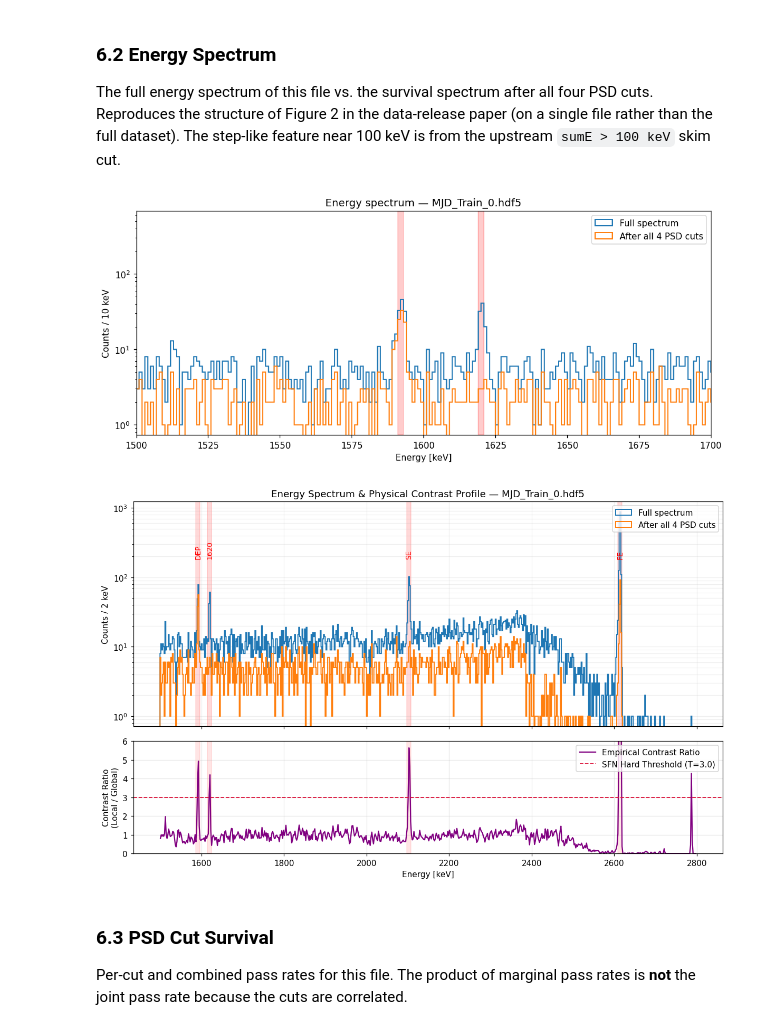
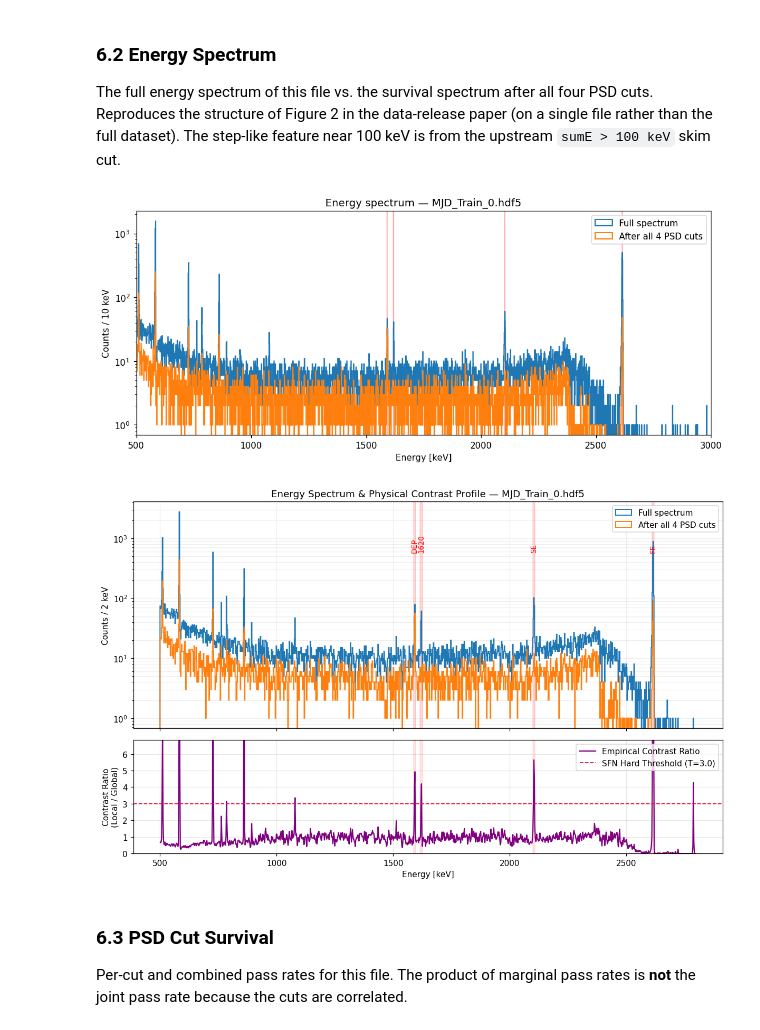
Before and after one commit to Galileo-Sandbox/MAJORANA_ACP, a Jupyter notebook: notebooks/data_visualization.ipynb, the cells around one changed output. Drawn from its saved outputs; the diff is of its cells as text; code cells hidden in the pictures.

```diff
--- a/notebooks/data_visualization.ipynb
+++ b/notebooks/data_visualization.ipynb
@@ -224,38 +224,38 @@ four PSD cuts. Reproduces the structure of Figure 2 in the data-release
 paper (on a single file rather than the full dataset). The step-like
 feature near 100 keV is from the upstream `sumE > 100 keV` skim cut.
 # %%
-bins = np.arange(1500, 3000, 1)
+bins = np.arange(500, 3000, 1)
 
 
 PEAK_MARKERS = [
     ("Tl-208 FE", 2614.0),
     ("Tl-208 SE", 2103.0),
     ("Tl-208 DEP", 1592.0),
     ("Bi-214 1620", 1620.0),
 ]
 
 fig, ax = plt.subplots(figsize=(10, 4.5))
 ax.hist(energy, bins=bins, histtype="step", lw=1.3, label="Full spectrum")
 ax.hist(energy[clean], bins=bins, histtype="step", lw=1.3,
         label="After all 4 PSD cuts")
 for name, center in PEAK_MARKERS:
         ax.axvspan(center - 1, center + 1, color="red",alpha=0.2)
 ax.set_yscale("log")
 ax.set_xlabel("Energy [keV]")
 ax.set_ylabel("Counts / 10 keV")
 ax.set_title(f"Energy spectrum — {sample_file.name}")
 ax.legend()
 fig.tight_layout()
-plt.xlim(1500,1700)
+plt.xlim(500,3000)
 plt.show()
 # %% [output]
-[figure, old version]
+[figure, new version]
 # %%
 import numpy as np
 import matplotlib.pyplot as plt
 from scipy.stats import gaussian_kde
 
-bins = np.arange(1500, 2800, 2)
+bins = np.arange(500, 2800, 2)
 bin_centers = 0.5 * (bins[:-1] + bins[1:])
 
 PEAK_MARKERS = [
@@ -306,7 +306,7 @@ ax2.grid(True, alpha=0.3)
 fig.tight_layout()
 plt.show()
 # %% [output]
-[figure, old version]
+[figure, new version]
 # %% [markdown]
 ### 6.3 PSD Cut Survival
 
```
Also changed, not shown: parts of 6 cells of this notebook.
